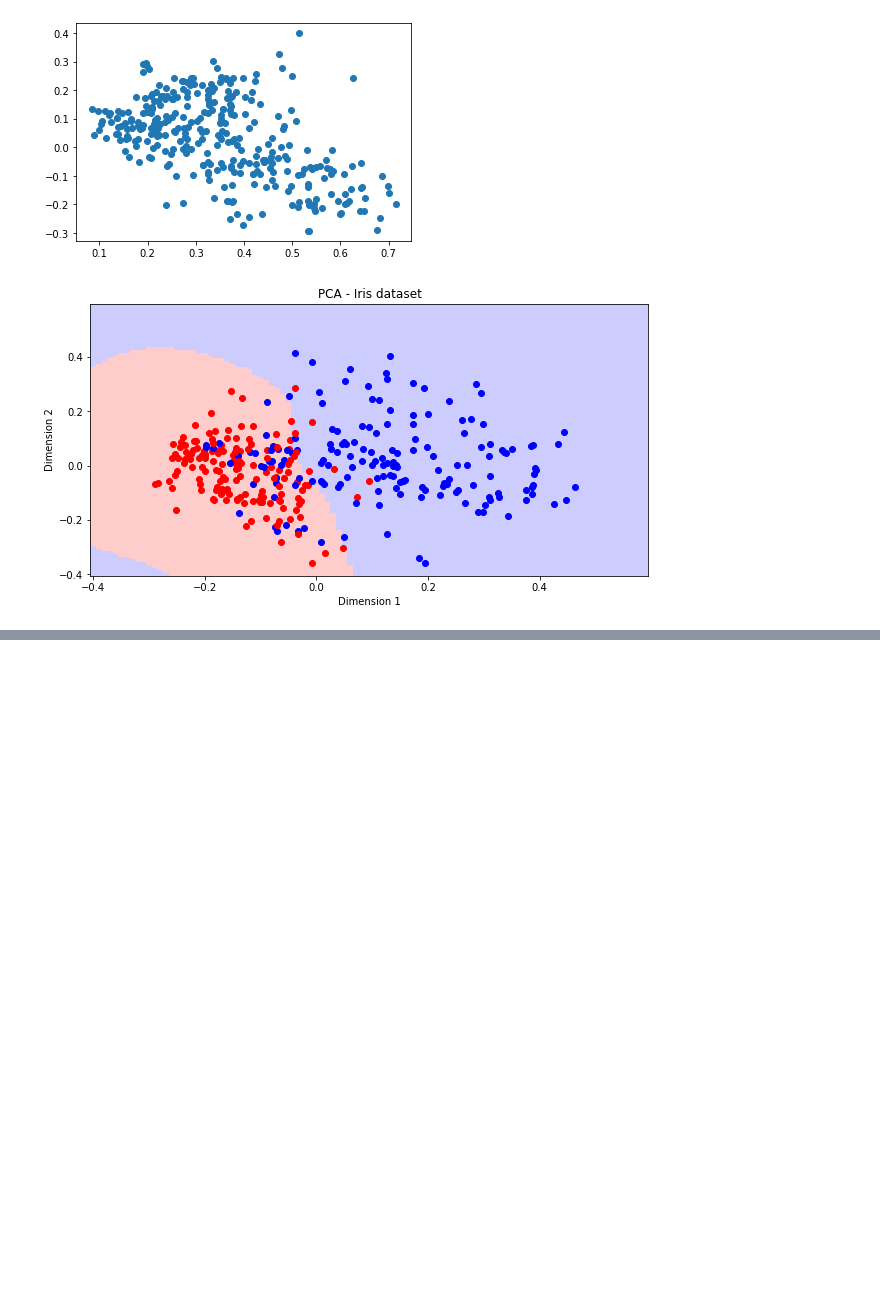
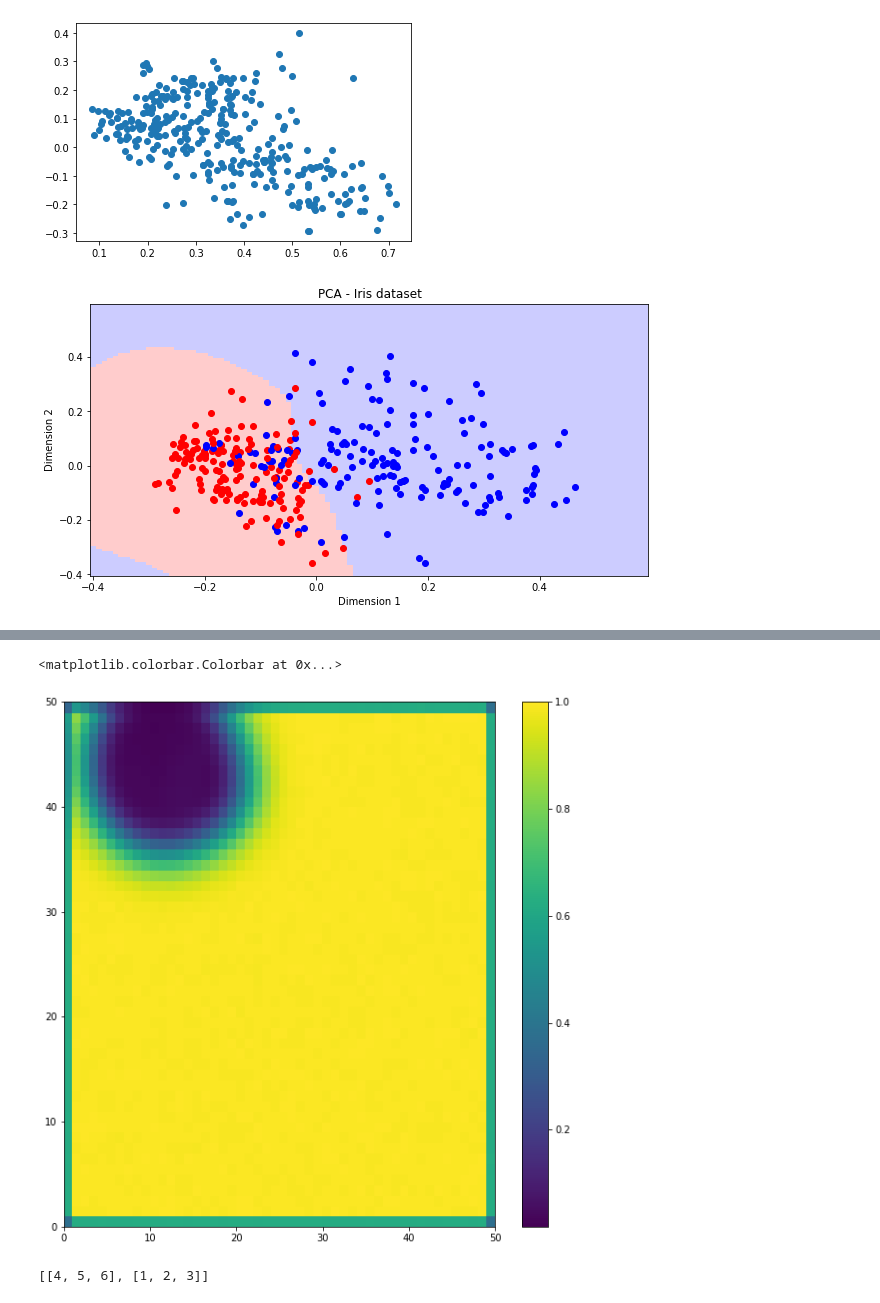
Before and after one commit to qaziok/ModelowanieGlebokichPrzekonan, a Jupyter notebook: DeepBeliefModeling.ipynb, the cells around one changed output, grey strips where cells are left out. Saved outputs shown, nothing was run; the diff lists cells and outputs as text; code cells hidden in the pictures; blank space fills up the shorter version.

```diff
--- a/DeepBeliefModeling.ipynb
+++ b/DeepBeliefModeling.ipynb
@@ -190,0 +239,16 @@ m.starburst()
+# %%
+from matplotlib import pyplot as plt
+import seaborn as sns
+
+plt.figure(figsize=(10,10))
+plt.pcolor(mini_som_net.distance_map().T, cmap= 'viridis' )
+plt.colorbar()
+# %% [output]
+<matplotlib.colorbar.Colorbar at 0x...>
+[figure, added]
+# %%
+x = [[1,2,3],[4,5,6]]
+np.random.shuffle(x)
+print(x)
+# %% [output]
+[[4, 5, 6], [1, 2, 3]]
```
Also changed, not shown: parts of 11 cells of this notebook, 3 other files.
